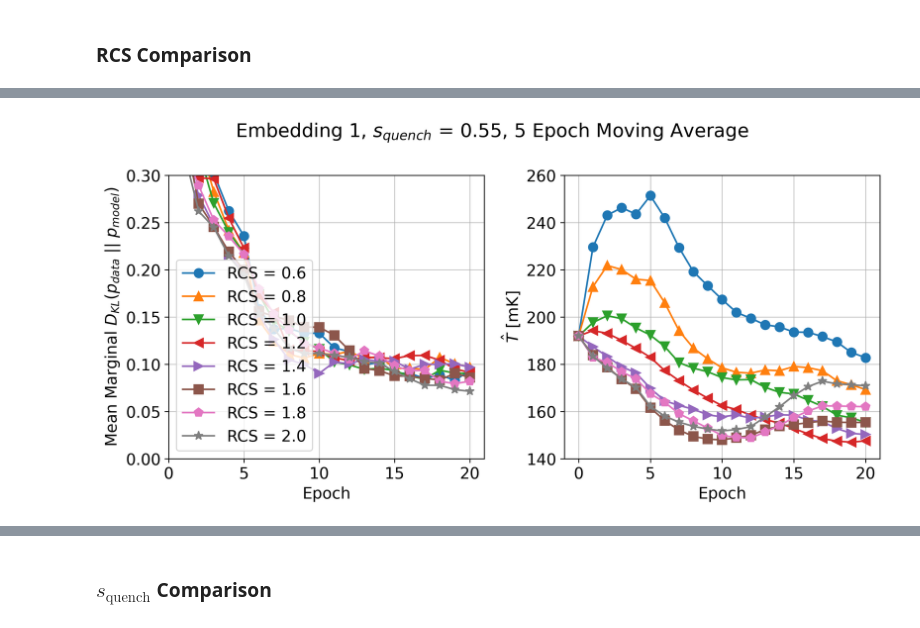
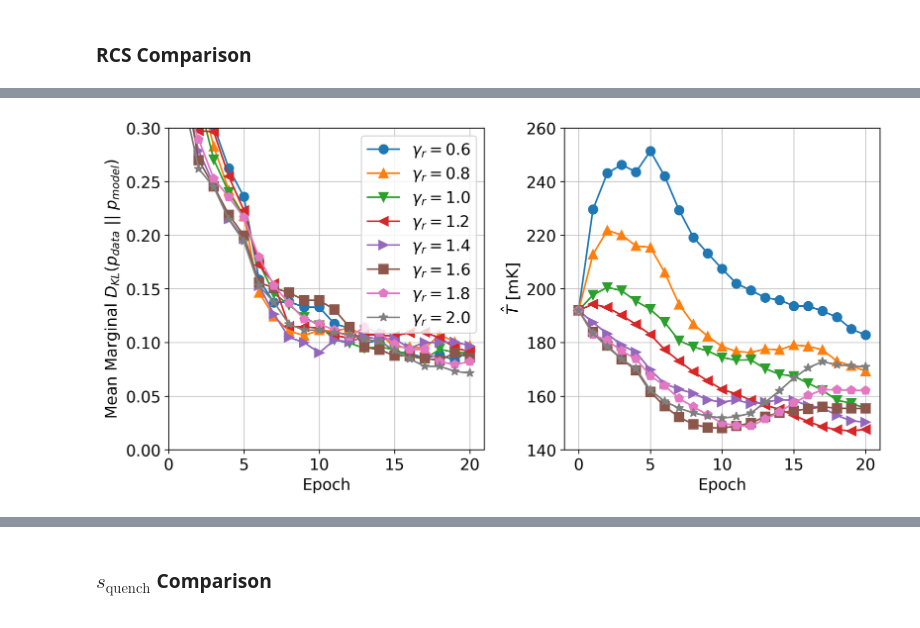
Before and after one commit to cameronperot/qbm-quant-finance, a Jupyter notebook: notebooks/qbm_log_returns.ipynb, the cells around one changed output, grey strips where cells are left out. Drawn from its saved outputs; the diff is of its cells as text; code cells hidden in the pictures.

```diff
--- a/notebooks/qbm_log_returns.ipynb
+++ b/notebooks/qbm_log_returns.ipynb
@@ -314,10 +314,7 @@ for s_quench in [0.5, 0.6]:
             model_name = f"model-s_freeze={s_freeze:.2f}-s_quench={s_quench:.2f}-rcs={relative_chain_strength:.2f}"
         else:
             model_name = f"model-s_freeze={s_freeze:.2f}-s_quench={s_quench:.2f}-rcs={relative_chain_strength}"
-        model_path = (
-            models_dir
-            / f"embedding_{embedding_id:02}/{model_name}.pkl"
-        )
+        model_path = models_dir / f"embedding_{embedding_id:02}/{model_name}.pkl"
         if train_model:
             print(model_name)
             if model_path.exists():
@@ -378,10 +375,7 @@ for s_quench in [0.55]:
             model_name = f"model-s_freeze={s_freeze:.2f}-s_quench={s_quench:.2f}-rcs={relative_chain_strength:.2f}"
         else:
             model_name = f"model-s_freeze={s_freeze:.2f}-s_quench={s_quench:.2f}-rcs={relative_chain_strength}"
-        model_path = (
-            models_dir
-            / f"embedding_{embedding_id:02}/{model_name}.pkl"
-        )
+        model_path = models_dir / f"embedding_{embedding_id:02}/{model_name}.pkl"
         models_rcs[s_quench, relative_chain_strength] = BQRBM.load(model_path)
 
 dkls_rcs = {}
@@ -422,33 +416,33 @@ colors = [
 for i, ((s_quench, relative_chain_strength), dkl) in enumerate(dkls_rcs.items()):
     ax[0].plot(
         range(1, len(dkl) + 1),
         smooth(dkl),
-        label=f"RCS = {relative_chain_strength}",
+        label=fr"$\gamma_{{r}} = {relative_chain_strength}$",
         markersize=8,
         marker=markers[i],
         color=colors[i],
     )
 for i, ((s_quench, relative_chain_strength), betas) in enumerate(beta_rcs.items()):
     ax[1].plot(
         range(len(betas)),
         smooth(1 / k_B / np.array(betas) * 1000),
         markersize=8,
         marker=markers[i],
         color=colors[i],
     )
-fig.suptitle("Embedding 1, $s_{quench}$ = 0.55, 5 Epoch Moving Average")
+# fig.suptitle("Embedding 1, $s_{quench}$ = 0.55, 5 Epoch Moving Average")
 ax[0].set_ylabel(r"Mean Marginal $D_{KL}(p_{data} \ || \ p_{model})$")
 ax[1].set_ylabel(r"$\hat{T}$ [mK]")
 ax[0].set_xlabel("Epoch")
 ax[1].set_xlabel("Epoch")
 ax[0].set_xticks(np.arange(0, 25, 5))
 ax[1].set_xticks(np.arange(0, 25, 5))
 ax[1].set_yticks(np.arange(140, 280, 20))
 ax[0].set_ylim((0, 0.3))
 ax[0].grid(alpha=0.7)
 ax[1].grid(alpha=0.7)
 ax[0].legend()
 plt.tight_layout()
 plt.savefig(plots_dir / "rcs_comparison.png")
 # %% [output]
-[figure, old version]
+[figure, new version]
```
Also changed, not shown: parts of 28 cells of this notebook, 10 other files.
